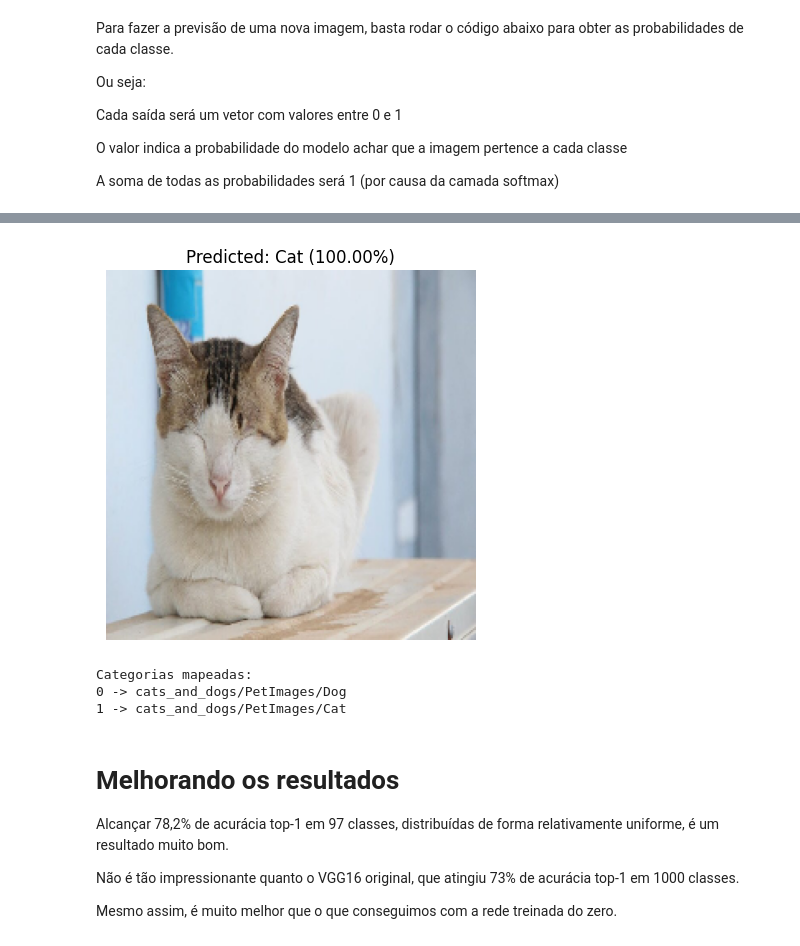
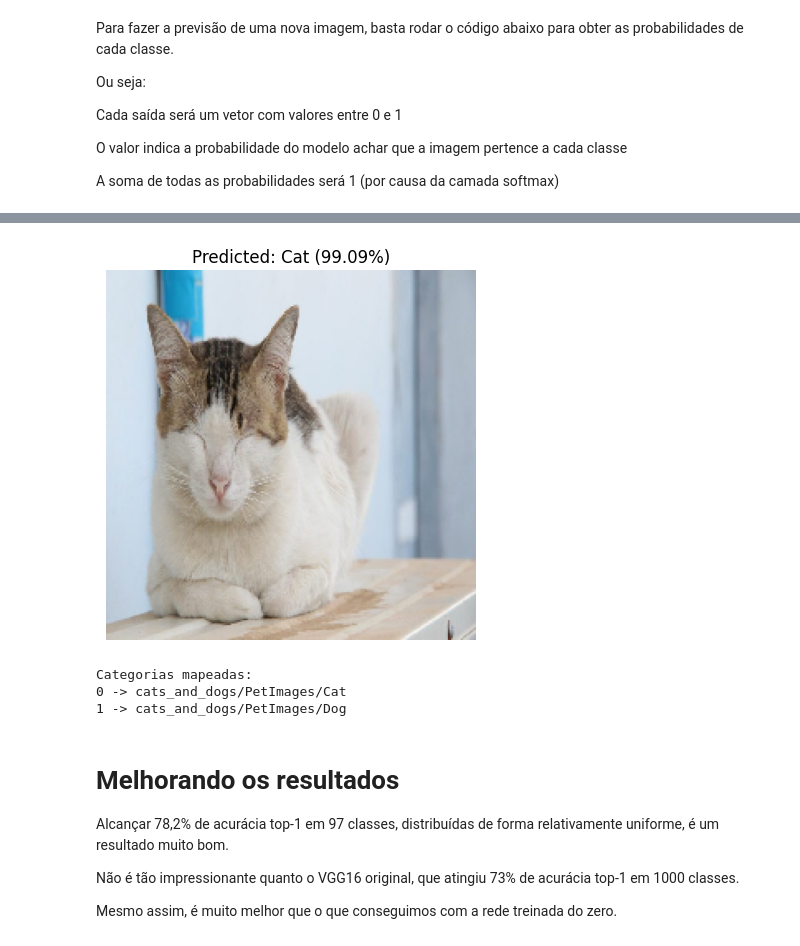
Before and after one commit to thales20266/Projeto-Transfer-Learning, a Jupyter notebook: Transfer_learning_Fine_tuning_(Ajuste_fino)_PT_BR.ipynb, the cells around one changed output, grey strips where cells are left out. Drawn from its saved outputs; the diff is of its cells as text; code cells hidden in the pictures.

```diff
--- a/Transfer_learning_Fine_tuning_(Ajuste_fino)_PT_BR.ipynb
+++ b/Transfer_learning_Fine_tuning_(Ajuste_fino)_PT_BR.ipynb
@@ -853,6 +843,6 @@ Registrando o histórico (history) para depois plotar e analisar a performance.
 history2 = model_new.fit(
     x_train, y_train,               # Dados e rótulos de treino
     batch_size=128,                 # Tamanho do batch
-    epochs=10,                      # Número de épocas
+    epochs=5,                      # Número de épocas
     validation_data=(x_val, y_val)) # Conjunto de validação para monitorar performance durante o treino
 # %% [output]
@@ -969,7 +949,7 @@ A soma de todas as probabilidades será 1 (por causa da camada softmax)
 # ------------------------
 # Definimos os nomes das classes para facilitar a leitura
 # ------------------------
-class_names = ['Dog', 'Cat']
+class_names = ['Cat', 'Dog']
 
 # ------------------------
 # Carrega a imagem e transforma em vetor de entrada para o modelo
@@ -1012,7 +992,7 @@ for idx, cat in enumerate(categories):
-[figure, old version]
+[figure, new version]
 Categorias mapeadas:
-0 -> cats_and_dogs/PetImages/Dog
-1 -> cats_and_dogs/PetImages/Cat
+0 -> cats_and_dogs/PetImages/Cat
+1 -> cats_and_dogs/PetImages/Dog
 # %% [markdown]
 # Melhorando os resultados
 
```
Also changed, not shown: parts of 27 cells of this notebook.
